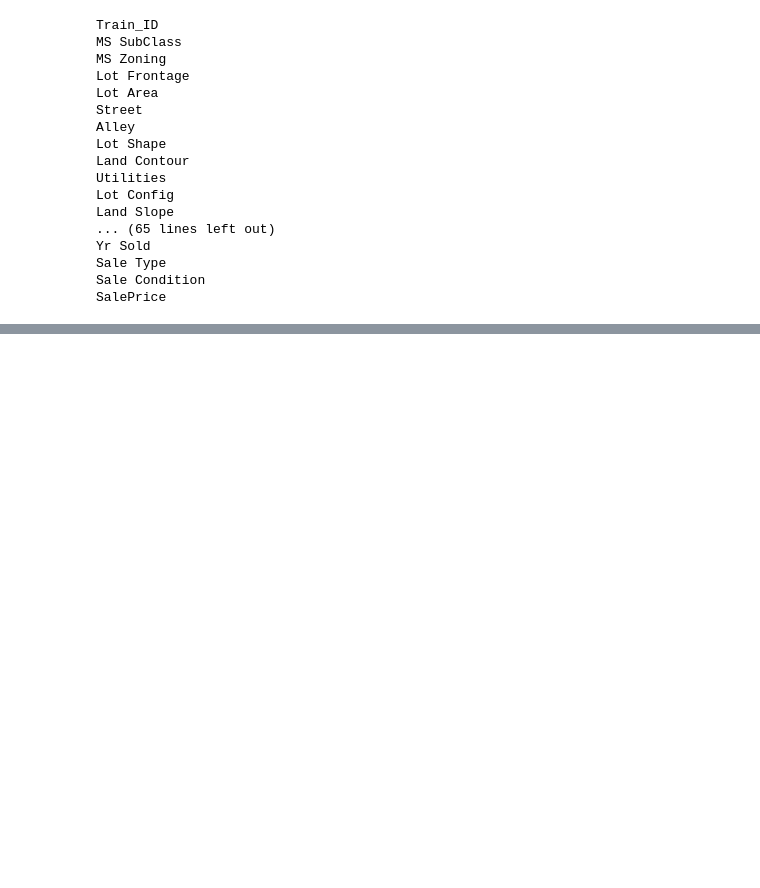
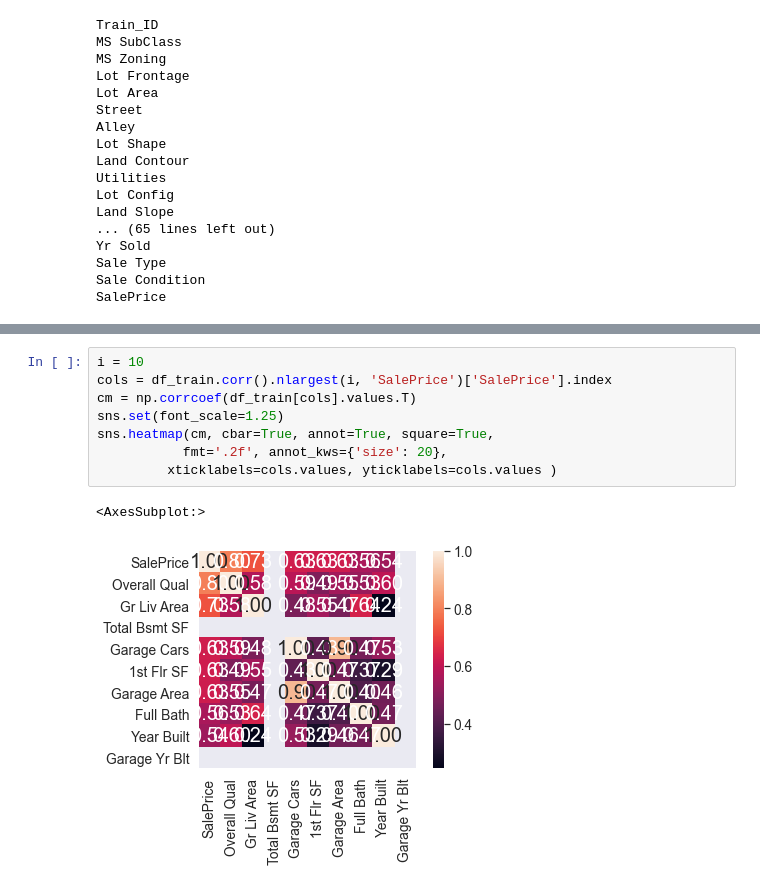
Before and after one commit to greatabel/PythonProjectLearn, a Jupyter notebook: b6969price_predict/Assignment2.ipynb, the cells around one changed output, grey strips where cells are left out. Cells and saved outputs as stored; diff of their text form; blank space fills up the shorter version.

```diff
--- a/b6969price_predict/Assignment2.ipynb
+++ b/b6969price_predict/Assignment2.ipynb
@@ -47,0 +86,11 @@ SalePrice
+# %%
+i = 10
+cols = df_train.corr().nlargest(i, 'SalePrice')['SalePrice'].index
+cm = np.corrcoef(df_train[cols].values.T)
+sns.set(font_scale=1.25)
+sns.heatmap(cm, cbar=True, annot=True, square=True,
+           fmt='.2f', annot_kws={'size': 20},
+         xticklabels=cols.values, yticklabels=cols.values )
+# %% [output]
+<AxesSubplot:>
+[figure, added]
```
Also changed, not shown: parts of 4 cells of this notebook, 1 other file.
